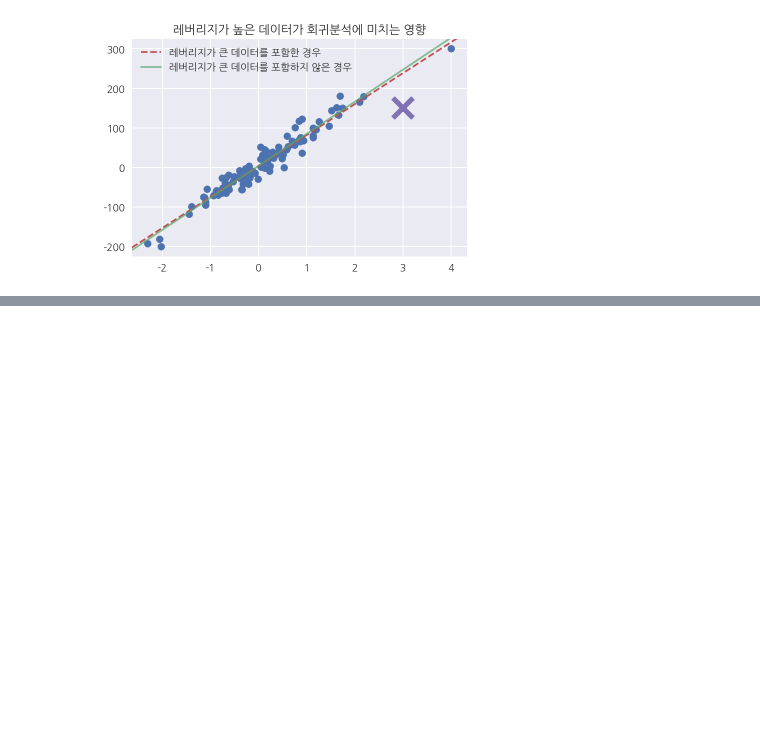
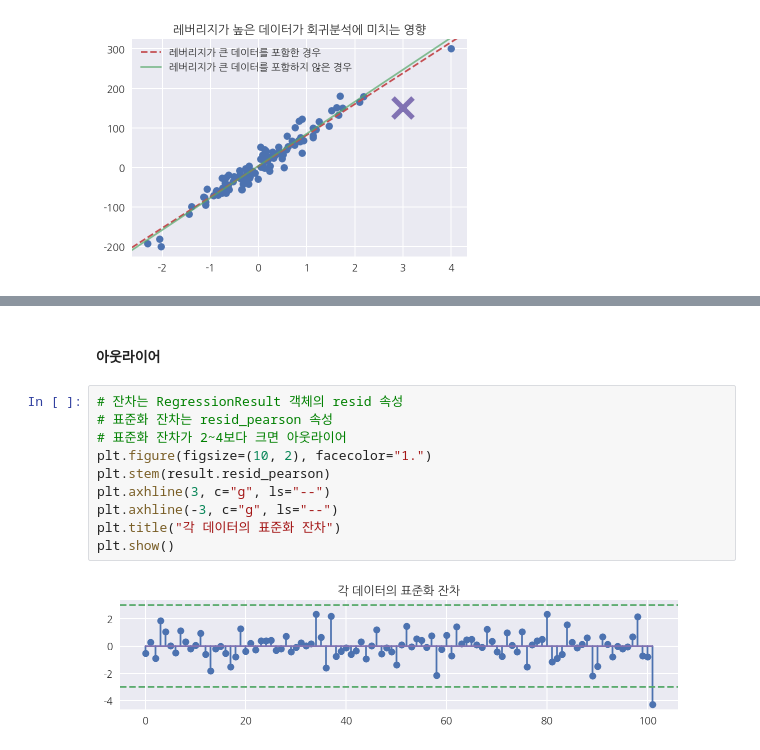
Before and after one commit to whguswls58/TIL, a Jupyter notebook: math/200514_math_16.ipynb, the cells around one changed output, grey strips where cells are left out. Drawn from its saved outputs; the diff is of its cells as text; blank space fills up the shorter version.

```diff
--- a/math/200514_math_16.ipynb
+++ b/math/200514_math_16.ipynb
@@ -233,0 +262,14 @@ plt.show()
+# %% [markdown]
+#### 아웃라이어
+# %%
+# 잔차는 RegressionResult 객체의 resid 속성
+# 표준화 잔차는 resid_pearson 속성
+# 표준화 잔차가 2~4보다 크면 아웃라이어
+plt.figure(figsize=(10, 2), facecolor="1.")
+plt.stem(result.resid_pearson)
+plt.axhline(3, c="g", ls="--")
+plt.axhline(-3, c="g", ls="--")
+plt.title("각 데이터의 표준화 잔차")
+plt.show()
+# %% [output]
+[figure, added]
```
Also changed, not shown: parts of 8 cells of this notebook.
